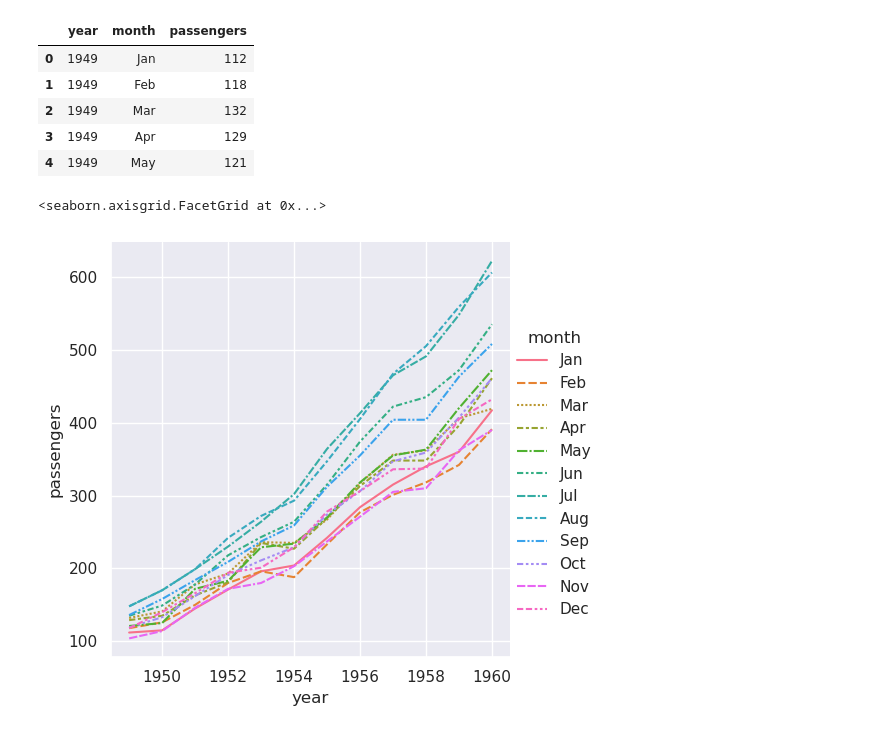
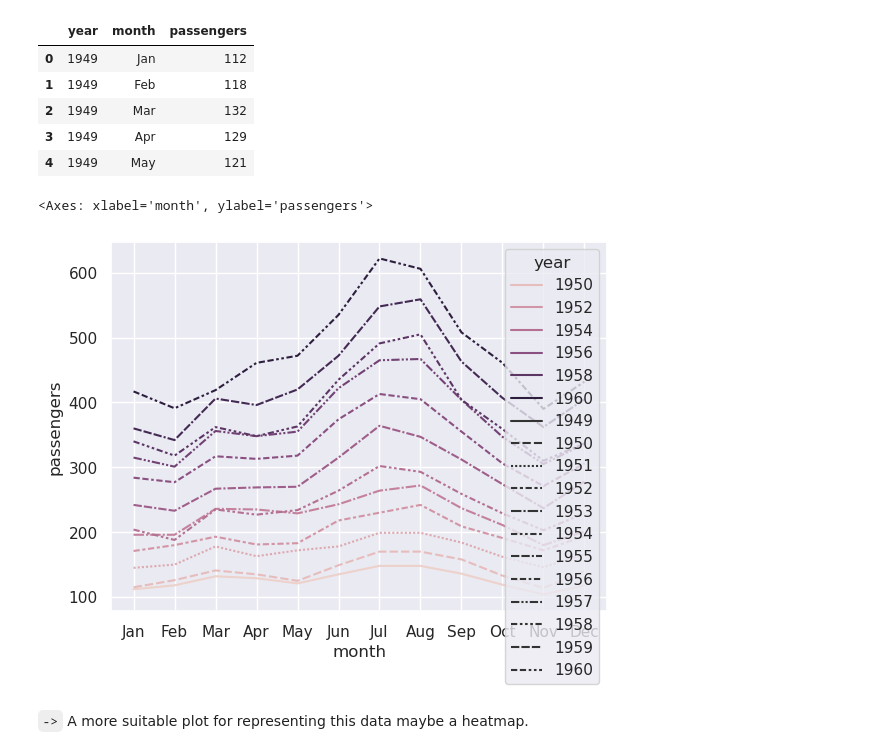
Before and after one commit to AindreaAjax/ML_Introduction, a Jupyter notebook: Data_Visualization/04_comparison_of_categories_over_time.ipynb, the cells around one changed output. Cells and saved outputs as stored; diff of their text form; code cells hidden in the pictures.

```diff
--- a/Data_Visualization/04_comparison_of_categories_over_time.ipynb
+++ b/Data_Visualization/04_comparison_of_categories_over_time.ipynb
@@ -88,7 +91,9 @@ df.head()
 | 3 | 1949 | Apr | 129 |
 | 4 | 1949 | May | 121 |
 # %%
-sns.relplot(df, kind="line", x="year", y="passengers", hue="month", style="month")
+sns.lineplot(df, x="month", y="passengers", hue="year", style="year")
 # %% [output]
-<seaborn.axisgrid.FacetGrid at 0x...>
+<Axes: xlabel='month', ylabel='passengers'>
-[figure, old version]
+[figure, new version]
+# %% [markdown]
+`->` A more suitable plot for representing this data maybe a heatmap.
```
Also changed, not shown: parts of 8 cells of this notebook, 3 other files.
